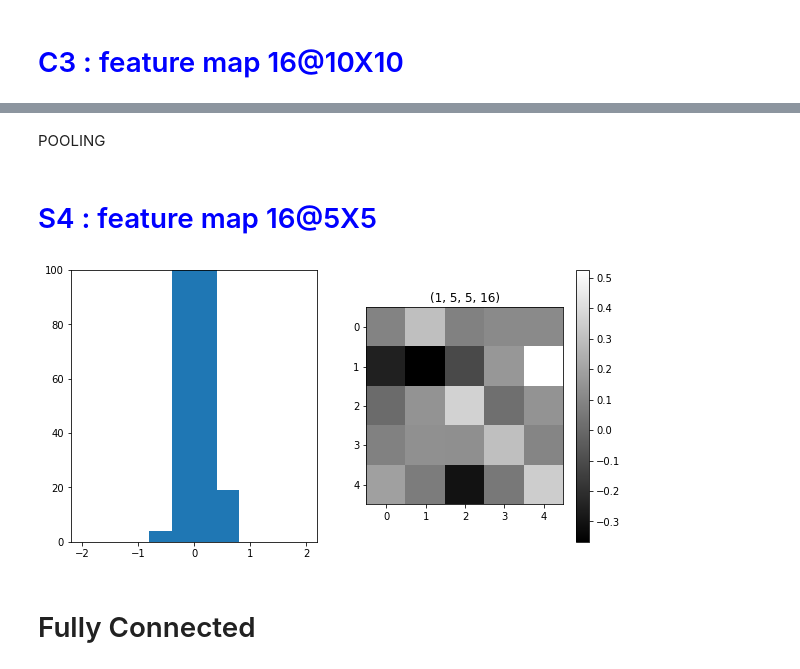
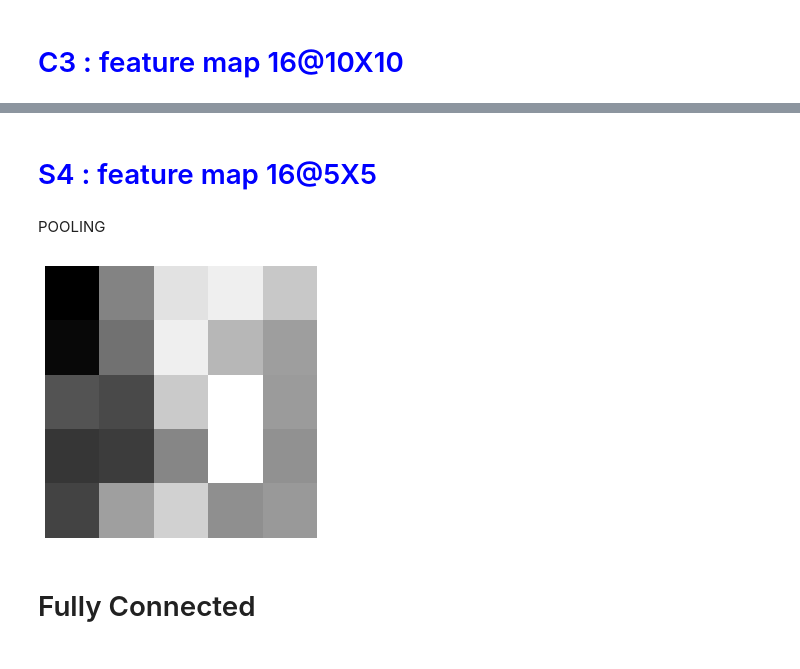
Before and after one commit to engineerjkk/DeepLearning_from_Scratch, a Jupyter notebook: Final_LeNet.ipynb, the cells around one changed output, grey strips where cells are left out. Drawn from its saved outputs; the diff is of its cells as text; code cells hidden in the pictures.

```diff
--- a/Final_LeNet.ipynb
+++ b/Final_LeNet.ipynb
@@ -583,22 +564,18 @@ plt.show()
+# %% [markdown]
+# <font color='blue'>S4 : feature map 16@5X5</font>
+# %% [markdown]
+POOLING
 # %%
 layer = tf.keras.layers.AveragePooling2D(pool_size=(2, 2), strides=(2, 2), padding='VALID')
 output = layer(featureMap)
-# %% [markdown]
-POOLING
-# %% [markdown]
-# <font color='blue'>S4 : feature map 16@5X5</font>
 # %%
 plt.figure(figsize=(15, 5))
-plt.subplot(131)
-plt.hist(output.numpy().ravel(), range=[-2,2])
-plt.ylim(0, 100)
-plt.subplot(132)
-plt.title(output.shape)
-plt.imshow(output[0, :, :, 0], 'gray')
-plt.colorbar()
+#plt.title(output.shape)
+plt.axis('off')
+plt.imshow(output[0, :, :, 7], 'gray')
 plt.show()
 # %% [output]
-[figure, old version]
+[figure, new version]
 # %% [markdown]
 # Fully Connected
 # %% [markdown]
```
Also changed, not shown: parts of 62 cells of this notebook.
